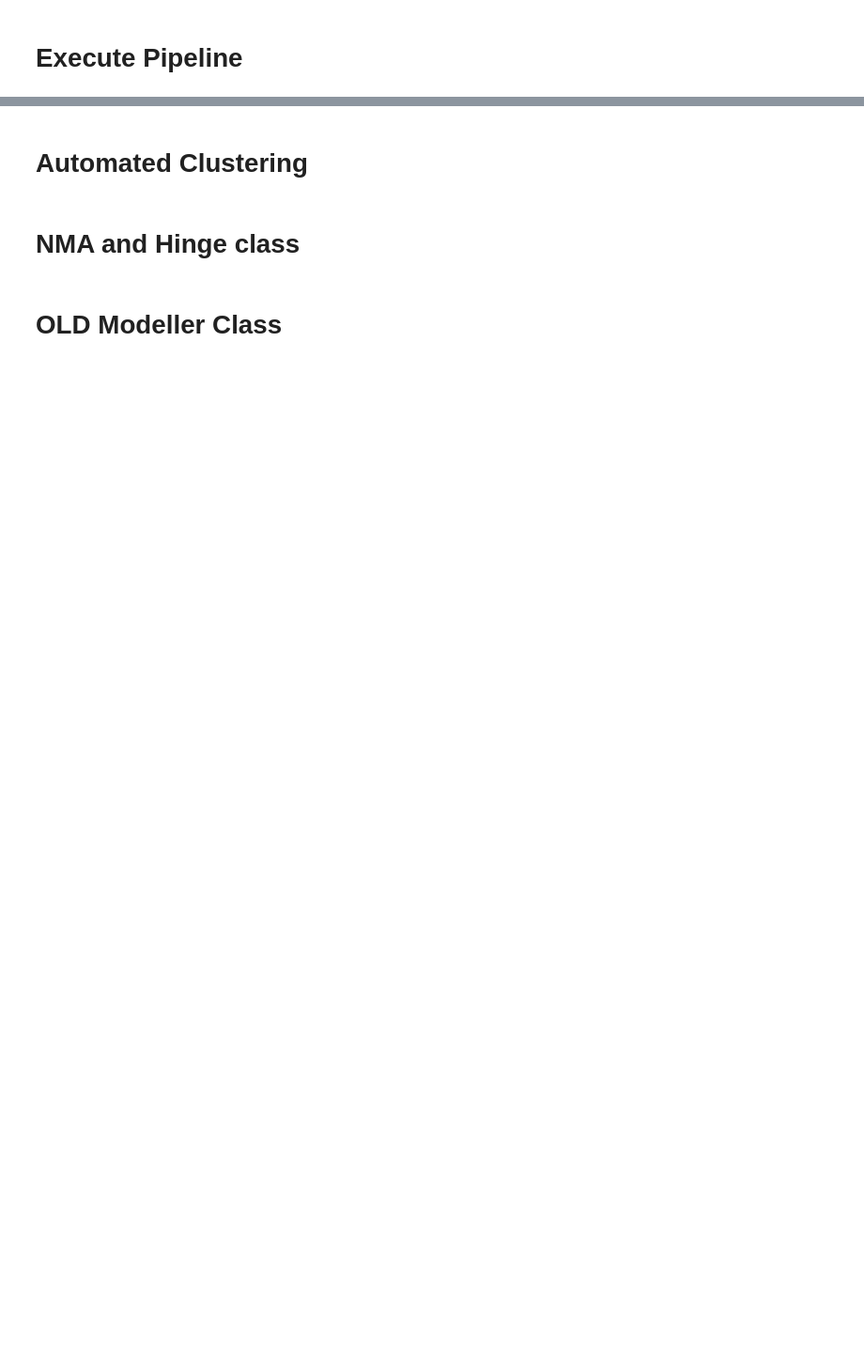
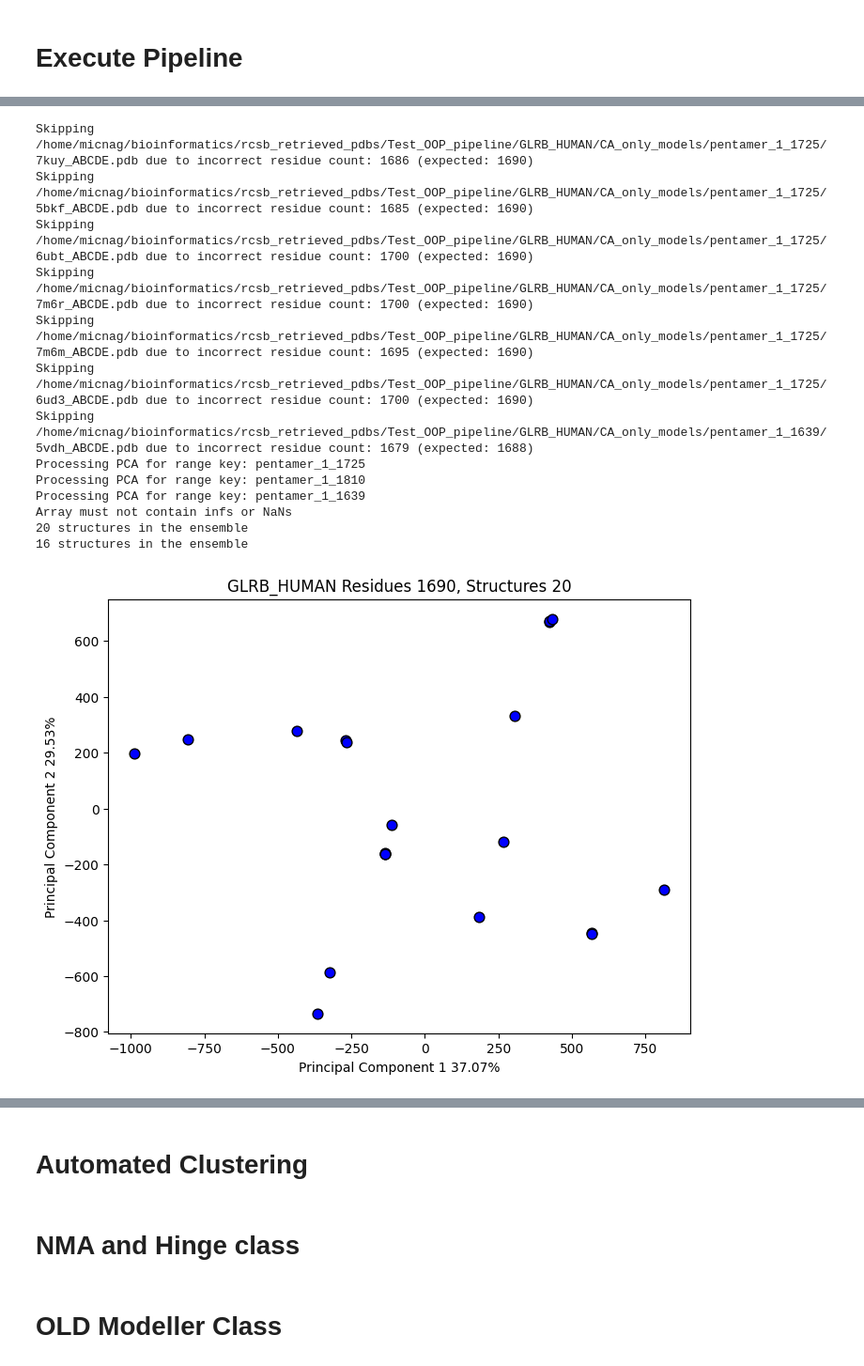
Before and after one commit to nagym72/project_orellana_lab, a Jupyter notebook: michael/Modularized_pipeline3.ipynb, the cells around one changed output, grey strips where cells are left out. Shown at 94% size. Cells and saved outputs as stored; diff of their text form; code cells hidden in the pictures; blank space fills up the shorter version.

```diff
--- a/michael/Modularized_pipeline3.ipynb
+++ b/michael/Modularized_pipeline3.ipynb
@@ -253,8 +300,14 @@ class DownloadPipe:
 
         self.already_downloaded = self._check_for_pdbs_present()
         # ThreadPoolExecutor
+        print(f"{self.already_downloaded=}")
         if self.already_downloaded == False:
             print("we start downloading now:")
+
+            # now for debugging.
+
+            return 0
+
             with ThreadPoolExecutor() as executor:
                 # Submit your tasks to the executor.
                 futures_pdb = [executor.submit(self._download_files, self.download_tmp, 'p', self.work_dir)]
@@ -335,6 +388,7 @@ class DownloadPipe:
         pdbs_to_retrieve = {f[:4] for f in os.listdir(self.work_dir) if f.endswith(".pdb")}  # Use a set for efficient lookups
         template_codes = {f[:4] for f in self.pdbs_to_download}  # Convert list to set for efficient intersection operation
 
+        print(f"{pdbs_to_retrieve=}, {template_codes=}")
         # Check for any overlap between the two sets
         overlap = pdbs_to_retrieve.intersection(template_codes)
 
@@ -588,8 +642,14 @@ class DownloadPipe:
             pdbs_to_keep = []
             #Now lets parse through the whole meta dict and fetch the cutoffs for structures.
             for _, single_pdbs in self.meta_dict.items():
-                if single_pdbs['resolution'] <= cutoff:
-                    pdbs_to_keep.append(single_pdbs['code'].lower()) #normalize to lower in order to have uniform list members.
+                try:
+                    if single_pdbs['resolution'] <= cutoff:
+                        pdbs_to_keep.append(single_pdbs['code'].lower()) #normalize to lower in order to have uniform list members.
+                except:
+                    # 'technique': 'SOLUTION NMR' check for that.
+                    print(f"we allow for now {single_pdbs=} because no resolution! check if NMR")
+                    pass
+
 
             self.filtered_structures = pdbs_to_keep
             #now if we directly want to apply the filter to remove files that dont match our criteria.
@@ -608,7 +668,10 @@ class DownloadPipe:
         else:
             print("We have no meta dict to implement a cutoff")
             #In this case we take all.
+            print(f"{self.chain_seqid_dict=}")
+            # this also needs to take into account the seq id to be useful.
             pdbs_to_retrieve = [f[:4] for f in os.listdir(self.work_dir) if f.endswith(".pdb") and len(f) == 8] #exclude non original files. Only store pdb + _ + chains.
+
             self.filtered_structures = pdbs_to_retrieve
 
     def parallel_shift_calculation(self):
@@ -3899,14 +4370,13 @@ db_dir = "/home/micnag/bioinformatics/rcsb_retrieved_pdbs/Test_OOP_pipeline/DB"
 #print(hit_list[0:1])
 
 
-
-
 #Setup Environment and query against DB
 UIP = UserInputPreprocessor(db_dir=db_dir)
-uniprot_id = UIP.GeneToUniprot("ATP2A1") # O14983 uniprot
+uniprot_id = UIP.UniprotToGene("P47870") # O14983 uniprot
 new_work_dir = UIP.SetupNewEnv(work_dir=work_dir)
-query_df = UIP.QueryAgainstDb(query=uniprot_id)
-
+query_df = UIP.QueryAgainstDb(query="P47870")
+domain_boundaries = UIP.fetch_uniprot_domains("P47870")
+initial_boundaries=domain_boundaries
 
 #Download and filter pdbs. Retrieve Meta information.
 # Additional filtering criteria
@@ -3970,4 +4440,26 @@ PCA_tool = PrincipalComponentAnalysis2(script_dir=script_dir, work_dir=new_work_
 #
 PCA_tool.prepare_ensemble(USAligner.clustal_seqs_dict) # seems to work. but careful with non canonical residues. might be handled differently later.This version introduces an ALA instead.
 PCA_tool.run_PCA()
-PCA_tool.plot_pca_projections(show_specific_strucs=["2c9m", "1t5s", "4hyt", "1t5t"])
+PCA_tool.plot_pca_projections()
+# %%
+PCA_tool = PrincipalComponentAnalysis2(script_dir=script_dir, work_dir=new_work_dir,
+                                      multiseq_dict=multiseq_dict, store_original=True)
+#
+PCA_tool.prepare_ensemble(USAligner.clustal_seqs_dict) # seems to work. but careful with non canonical residues. might be handled differently later.This version introduces an ALA instead.
+PCA_tool.run_PCA()
+PCA_tool.plot_pca_projections()
+# %% [output]
+Skipping /home/micnag/bioinformatics/rcsb_retrieved_pdbs/Test_OOP_pipeline/GLRB_HUMAN/CA_only_models/pentamer_1_1725/7kuy_ABCDE.pdb due to incorrect residue count: 1686 (expected: 1690)
+Skipping /home/micnag/bioinformatics/rcsb_retrieved_pdbs/Test_OOP_pipeline/GLRB_HUMAN/CA_only_models/pentamer_1_1725/5bkf_ABCDE.pdb due to incorrect residue count: 1685 (expected: 1690)
+Skipping /home/micnag/bioinformatics/rcsb_retrieved_pdbs/Test_OOP_pipeline/GLRB_HUMAN/CA_only_models/pentamer_1_1725/6ubt_ABCDE.pdb due to incorrect residue count: 1700 (expected: 1690)
+Skipping /home/micnag/bioinformatics/rcsb_retrieved_pdbs/Test_OOP_pipeline/GLRB_HUMAN/CA_only_models/pentamer_1_1725/7m6r_ABCDE.pdb due to incorrect residue count: 1700 (expected: 1690)
+Skipping /home/micnag/bioinformatics/rcsb_retrieved_pdbs/Test_OOP_pipeline/GLRB_HUMAN/CA_only_models/pentamer_1_1725/7m6m_ABCDE.pdb due to incorrect residue count: 1695 (expected: 1690)
+Skipping /home/micnag/bioinformatics/rcsb_retrieved_pdbs/Test_OOP_pipeline/GLRB_HUMAN/CA_only_models/pentamer_1_1725/6ud3_ABCDE.pdb due to incorrect residue count: 1700 (expected: 1690)
+Skipping /home/micnag/bioinformatics/rcsb_retrieved_pdbs/Test_OOP_pipeline/GLRB_HUMAN/CA_only_models/pentamer_1_1639/5vdh_ABCDE.pdb due to incorrect residue count: 1679 (expected: 1688)
+Processing PCA for range key: pentamer_1_1725
+Processing PCA for range key: pentamer_1_1810
+Processing PCA for range key: pentamer_1_1639
+Array must not contain infs or NaNs
+20 structures in the ensemble
+16 structures in the ensemble
+[figure, added]
```
Also changed, not shown: parts of 20 cells of this notebook.
